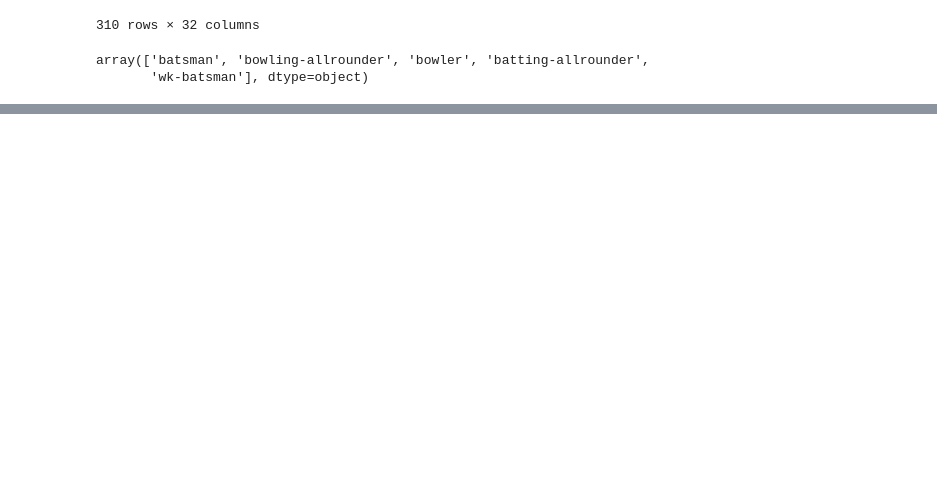
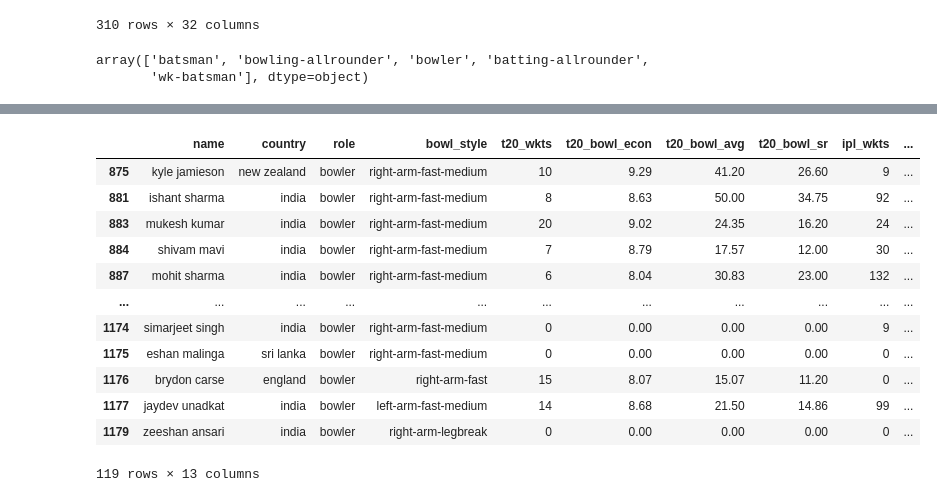
Before and after one commit to AkinduH/ipl-auction-optimizer, a Jupyter notebook: Synergy Graph/data preprocessing.ipynb, the cells around one changed output, grey strips where cells are left out. Drawn from its saved outputs; the diff is of its cells as text; code cells hidden in the pictures; blank space fills up the shorter version.

```diff
--- a/Synergy Graph/data preprocessing.ipynb
+++ b/Synergy Graph/data preprocessing.ipynb
@@ -48,0 +87,16 @@ batsman_df = df[df['role'].isin(['batsman', 'wk-batsman'])]
+# %%
+bowler_df
+# %% [output]
+|  | name | country | role | bowl_style | t20_wkts | t20_bowl_econ | t20_bowl_avg | t20_bowl_sr | ipl_wkts | ... |
+| 875 | kyle jamieson | new zealand | bowler | right-arm-fast-medium | 10 | 9.29 | 41.20 | 26.60 | 9 | ... |
+| 881 | ishant sharma | india | bowler | right-arm-fast-medium | 8 | 8.63 | 50.00 | 34.75 | 92 | ... |
+| 883 | mukesh kumar | india | bowler | right-arm-fast-medium | 20 | 9.02 | 24.35 | 16.20 | 24 | ... |
+| 884 | shivam mavi | india | bowler | right-arm-fast-medium | 7 | 8.79 | 17.57 | 12.00 | 30 | ... |
+| 887 | mohit sharma | india | bowler | right-arm-fast-medium | 6 | 8.04 | 30.83 | 23.00 | 132 | ... |
+| ... | ... | ... | ... | ... | ... | ... | ... | ... | ... | ... |
+| 1174 | simarjeet singh | india | bowler | right-arm-fast-medium | 0 | 0.00 | 0.00 | 0.00 | 9 | ... |
+| 1175 | eshan malinga | sri lanka | bowler | right-arm-fast-medium | 0 | 0.00 | 0.00 | 0.00 | 0 | ... |
+| 1176 | brydon carse | england | bowler | right-arm-fast | 15 | 8.07 | 15.07 | 11.20 | 0 | ... |
+| 1177 | jaydev unadkat | india | bowler | left-arm-fast-medium | 14 | 8.68 | 21.50 | 14.86 | 99 | ... |
+| 1179 | zeeshan ansari | india | bowler | right-arm-legbreak | 0 | 0.00 | 0.00 | 0.00 | 0 | ... |
+119 rows × 13 columns
```
Also changed, not shown: parts of 3 cells of this notebook.
